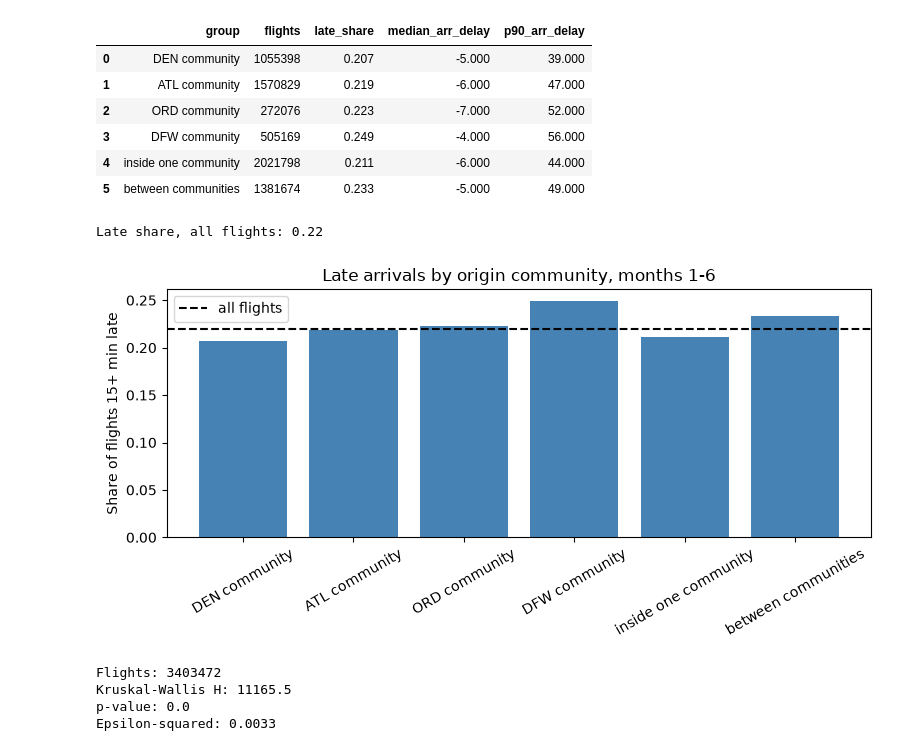
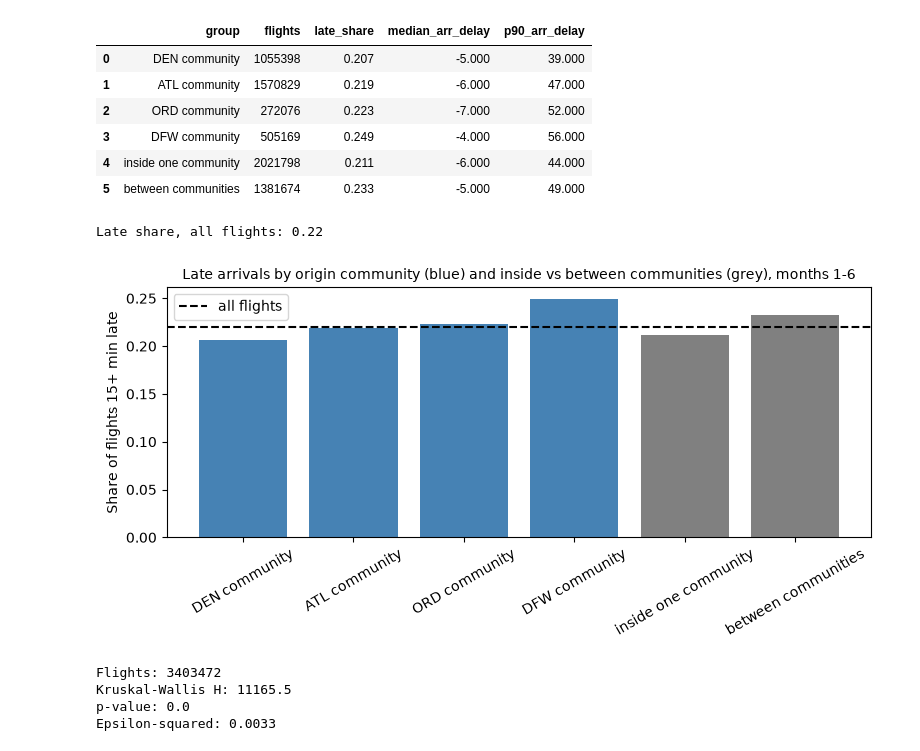
Before and after one commit to Smaash7/ComputationalToolsForDS, a Jupyter notebook: notebooks/03_airport_network.ipynb, the cells around one changed output. Cells and saved outputs as stored; diff of their text form; code cells hidden in the pictures.

```diff
--- a/notebooks/03_airport_network.ipynb
+++ b/notebooks/03_airport_network.ipynb
@@ -663,18 +663,27 @@ delays_by_community.to_csv(TABLES_DIR / "03_delays_by_community.csv", index=Fals
 # %%
 overall_late_share = float((delay_flights["arr_delay"] >= 15).mean())
 print("Late share, all flights:", round(overall_late_share, 3))
 
+# communities in blue, inside/between in grey
+bar_colours = []
+for group in delays_by_community["group"]:
+    if group in ["inside one community", "between communities"]:
+        bar_colours.append("grey")
+    else:
+        bar_colours.append("steelblue")
+
 fig, ax = plt.subplots(figsize=(8, 4))
-ax.bar(delays_by_community["group"], delays_by_community["late_share"], color="steelblue")
+ax.bar(delays_by_community["group"], delays_by_community["late_share"], color=bar_colours)
 ax.axhline(overall_late_share, color="black", linestyle="--", label="all flights")
 ax.set_ylabel("Share of flights 15+ min late")
-ax.set_title("Late arrivals by origin community, months 1-6")
+ax.set_title("Late arrivals by origin community (blue) and inside vs between communities (grey), months 1-6")
+ax.title.set_fontsize(10)
 ax.tick_params(axis="x", rotation=30)
 ax.legend()
 save_fig(fig, "delays_by_community")
 # %% [output]
 Late share, all flights: 0.22
-[figure, old version]
+[figure, new version]
 # %%
 # Kruskal-Wallis on the arrival delays of the 4 communities
 delay_groups = []
```
Also changed, not shown: parts of 8 cells of this notebook, 5 other files.
